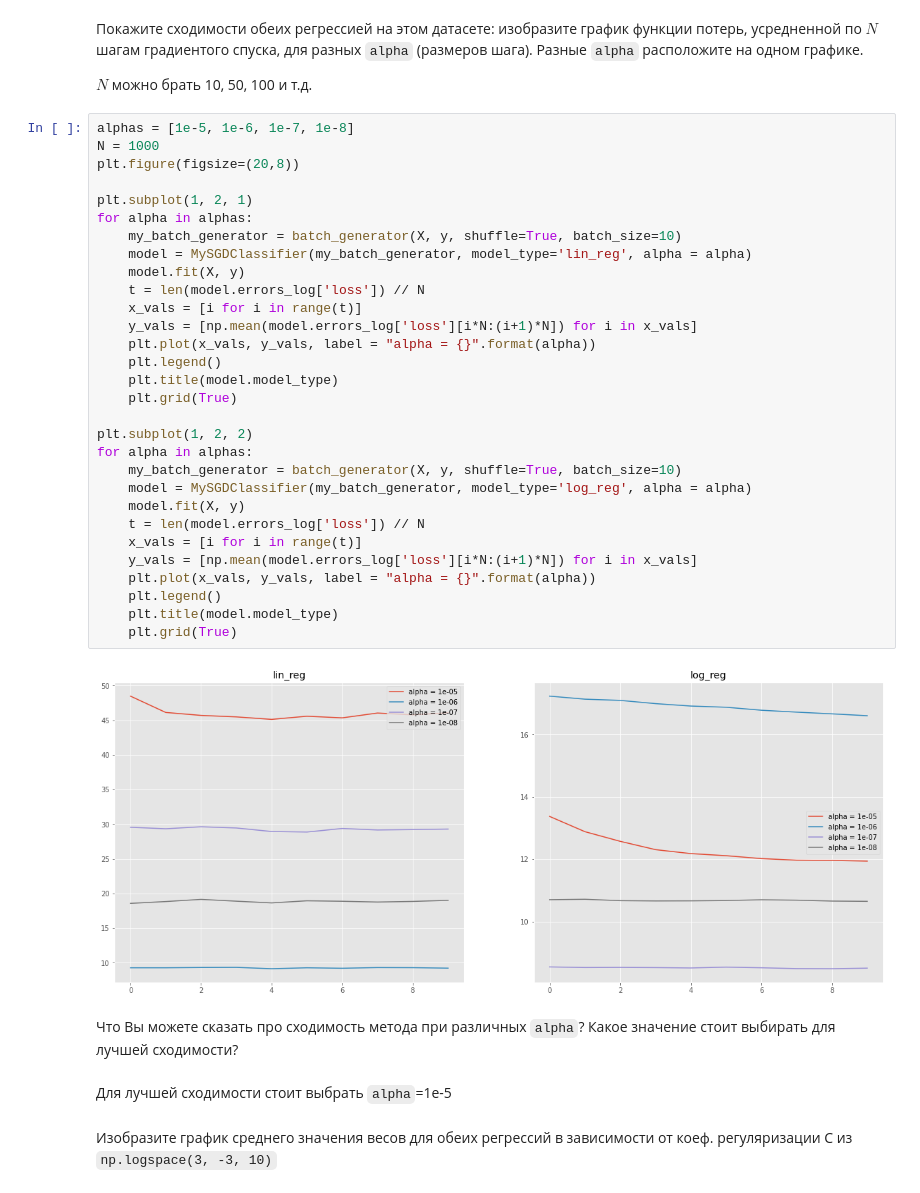
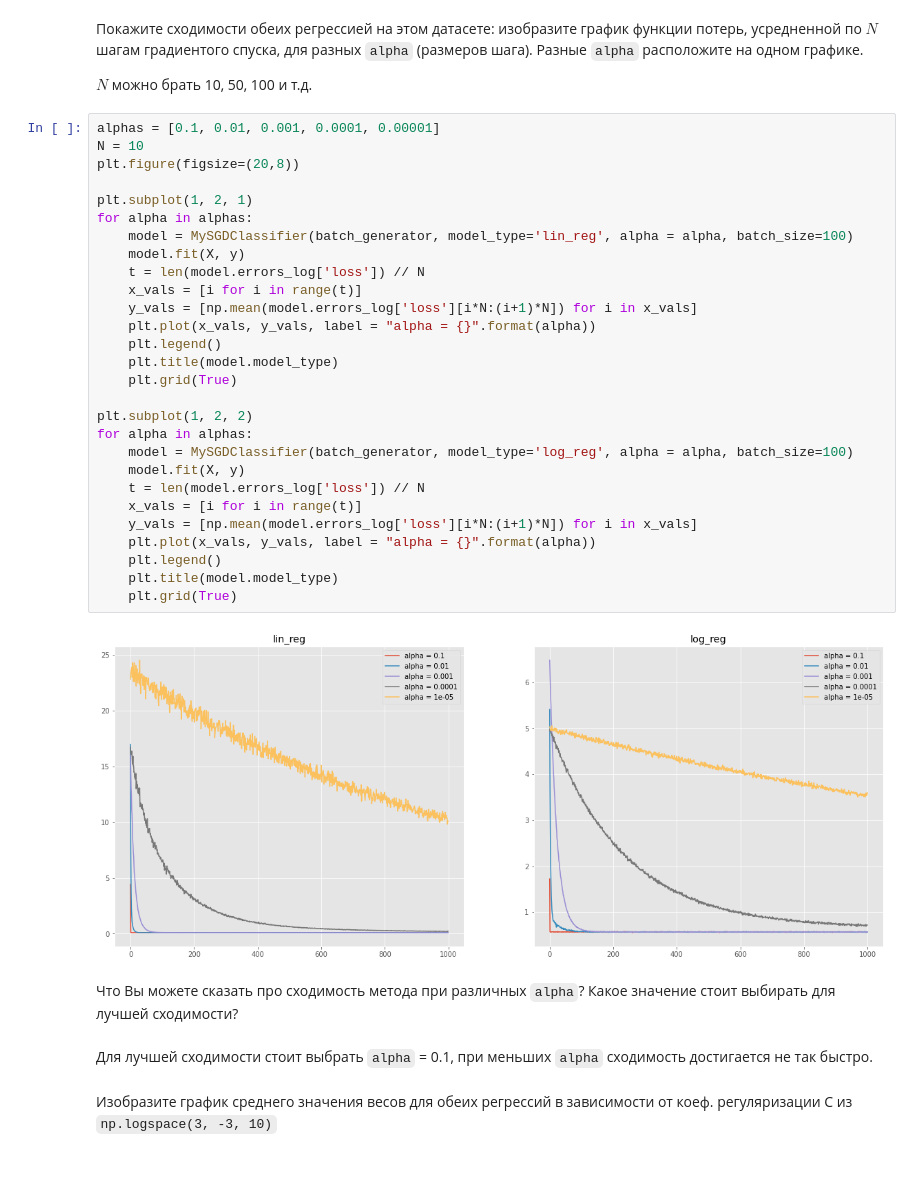
Before and after one commit to IvanTPL/msu_ml_spring_2022, a Jupyter notebook: Tepliashin_hw2.ipynb, the cells around one changed output. Drawn from its saved outputs; the diff is of its cells as text.

```diff
--- a/Tepliashin_hw2.ipynb
+++ b/Tepliashin_hw2.ipynb
@@ -451,40 +452,38 @@ X, y = make_classification(n_samples=100000, n_features=10,
 
 $N$ можно брать 10, 50, 100 и т.д.
 # %%
-alphas = [1e-5, 1e-6, 1e-7, 1e-8]
-N = 1000
+alphas = [0.1, 0.01, 0.001, 0.0001, 0.00001]
+N = 10
 plt.figure(figsize=(20,8))
 
 plt.subplot(1, 2, 1)
 for alpha in alphas:
-    my_batch_generator = batch_generator(X, y, shuffle=True, batch_size=10)
-    model = MySGDClassifier(my_batch_generator, model_type='lin_reg', alpha = alpha)
+    model = MySGDClassifier(batch_generator, model_type='lin_reg', alpha = alpha, batch_size=100)
     model.fit(X, y)
     t = len(model.errors_log['loss']) // N
     x_vals = [i for i in range(t)]
     y_vals = [np.mean(model.errors_log['loss'][i*N:(i+1)*N]) for i in x_vals]
     plt.plot(x_vals, y_vals, label = "alpha = {}".format(alpha))
     plt.legend()
     plt.title(model.model_type)
     plt.grid(True)
 
 plt.subplot(1, 2, 2)
 for alpha in alphas:
-    my_batch_generator = batch_generator(X, y, shuffle=True, batch_size=10)
-    model = MySGDClassifier(my_batch_generator, model_type='log_reg', alpha = alpha)
+    model = MySGDClassifier(batch_generator, model_type='log_reg', alpha = alpha, batch_size=100)
     model.fit(X, y)
     t = len(model.errors_log['loss']) // N
     x_vals = [i for i in range(t)]
     y_vals = [np.mean(model.errors_log['loss'][i*N:(i+1)*N]) for i in x_vals]
     plt.plot(x_vals, y_vals, label = "alpha = {}".format(alpha))
     plt.legend()
     plt.title(model.model_type)
     plt.grid(True)
 # %% [output]
-[figure, old version]
+[figure, new version]
 # %% [markdown]
 Что Вы можете сказать про сходимость метода при различных `alpha`? Какое значение стоит выбирать для лучшей сходимости?
 # %% [markdown]
-Для лучшей сходимости стоит выбрать `alpha`=1e-5
+Для лучшей сходимости стоит выбрать `alpha` = 0.1, при меньших `alpha` сходимость достигается не так быстро.
 # %% [markdown]
 Изобразите график среднего значения весов для обеих регрессий в зависимости от коеф. регуляризации С из `np.logspace(3, -3, 10)`
```
Also changed, not shown: parts of 38 cells of this notebook.
